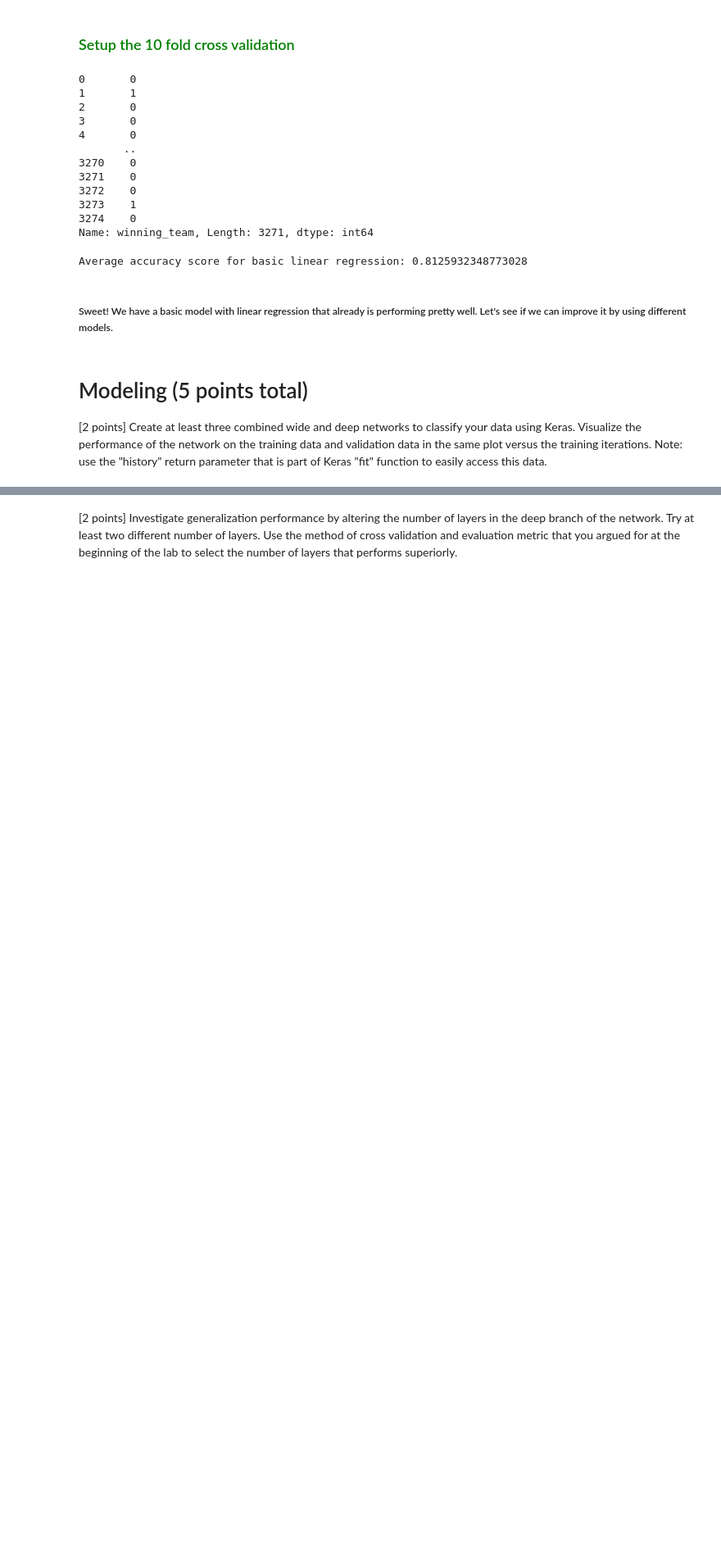
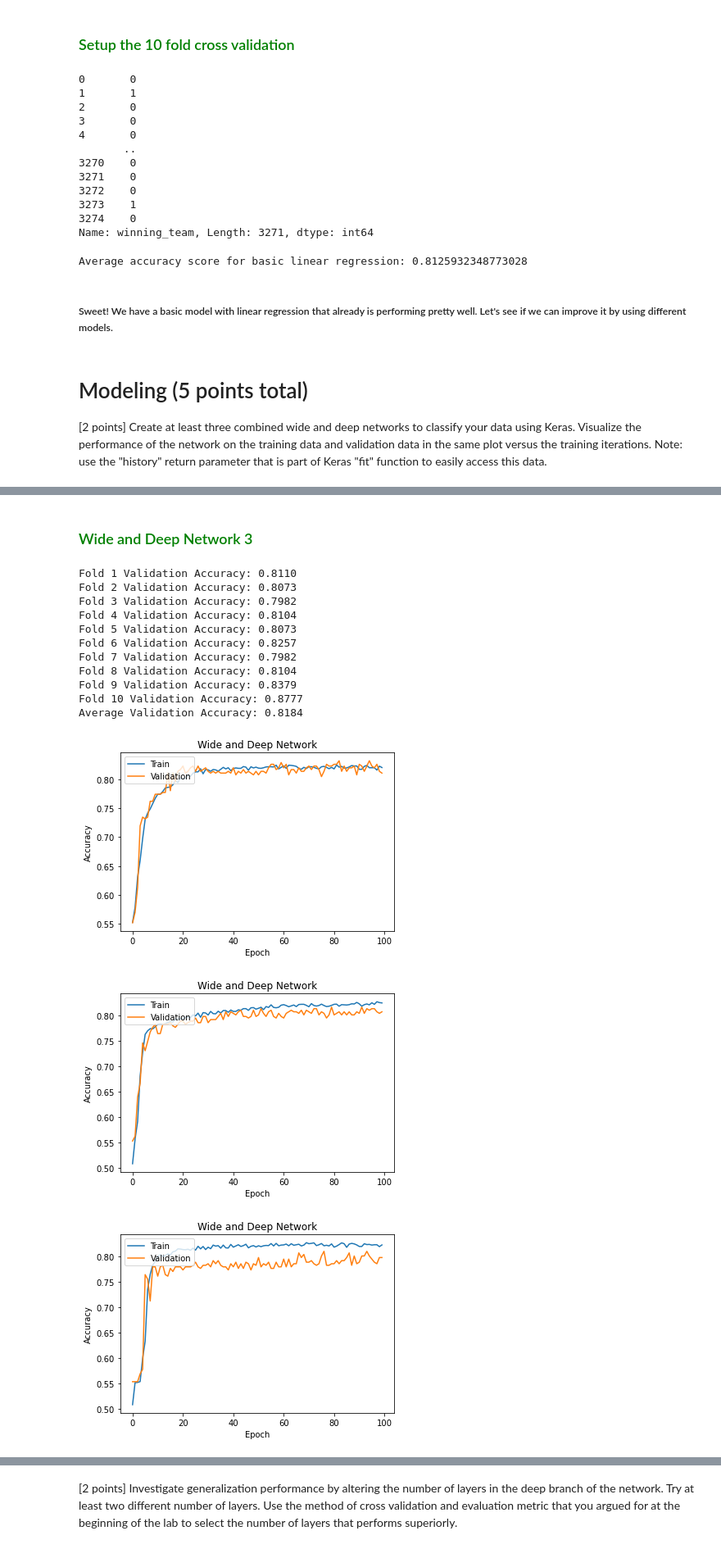
Before and after one commit to calebm00re/S22-ml05, a Jupyter notebook: five.ipynb, the cells around one changed output, grey strips where cells are left out. Shown at 82% size. Saved outputs shown, nothing was run; the diff lists cells and outputs as text; code cells hidden in the pictures; blank space fills up the shorter version.

```diff
--- a/five.ipynb
+++ b/five.ipynb
@@ -309,0 +342,21 @@ for history in histories:
+# %% [markdown]
+### <div style="color: green">Wide and Deep Network 3 </div>
+# %%
+width = 6
+depth_arr = [8, 8, 16]
+run_wide_and_deep_network(width, depth_arr, X, y.values)
+# %% [output]
+Fold 1 Validation Accuracy: 0.8110
+Fold 2 Validation Accuracy: 0.8073
+Fold 3 Validation Accuracy: 0.7982
+Fold 4 Validation Accuracy: 0.8104
+Fold 5 Validation Accuracy: 0.8073
+Fold 6 Validation Accuracy: 0.8257
+Fold 7 Validation Accuracy: 0.7982
+Fold 8 Validation Accuracy: 0.8104
+Fold 9 Validation Accuracy: 0.8379
+Fold 10 Validation Accuracy: 0.8777
+Average Validation Accuracy: 0.8184
+[figure, added]
+[figure, added]
+[figure, added]
```
Also changed, not shown: parts of 16 cells of this notebook.
